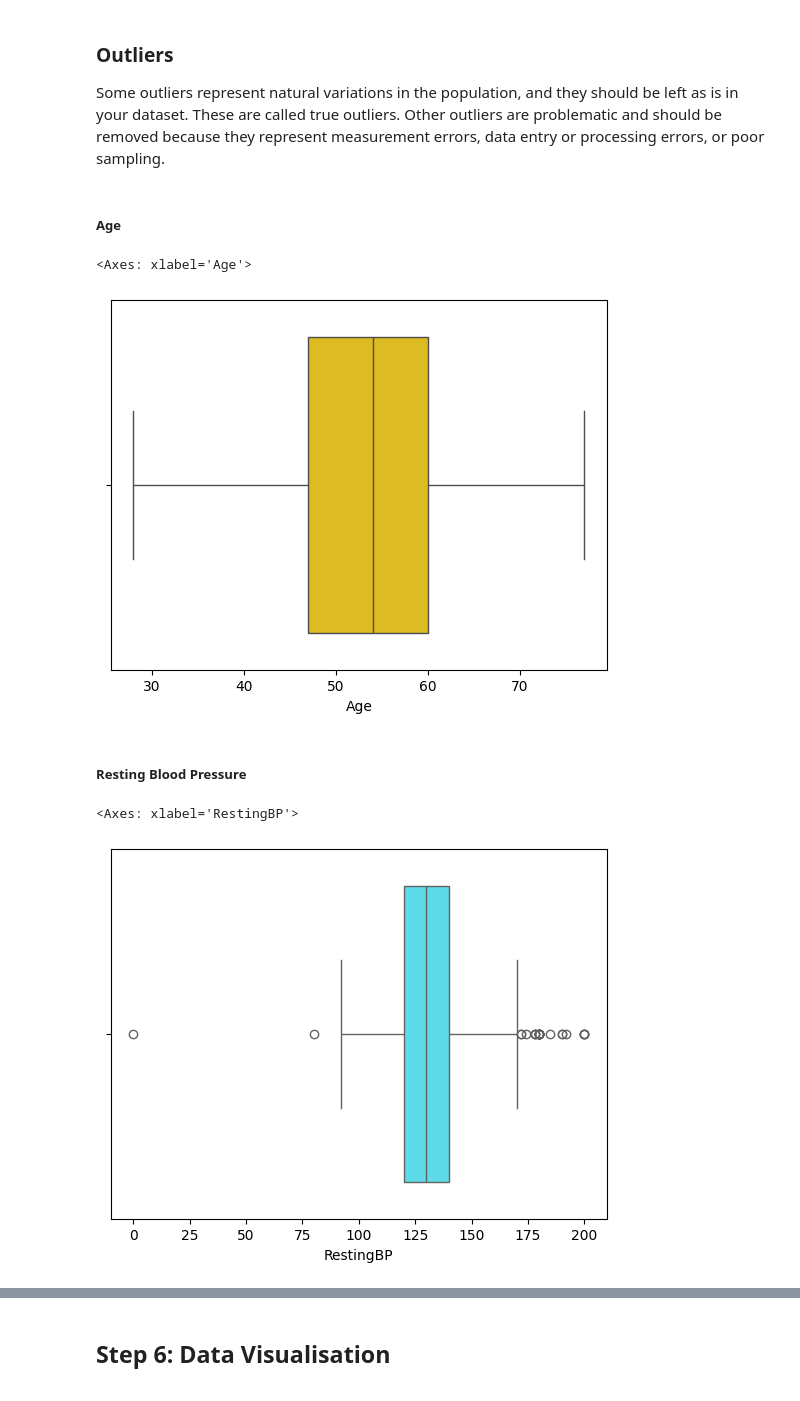
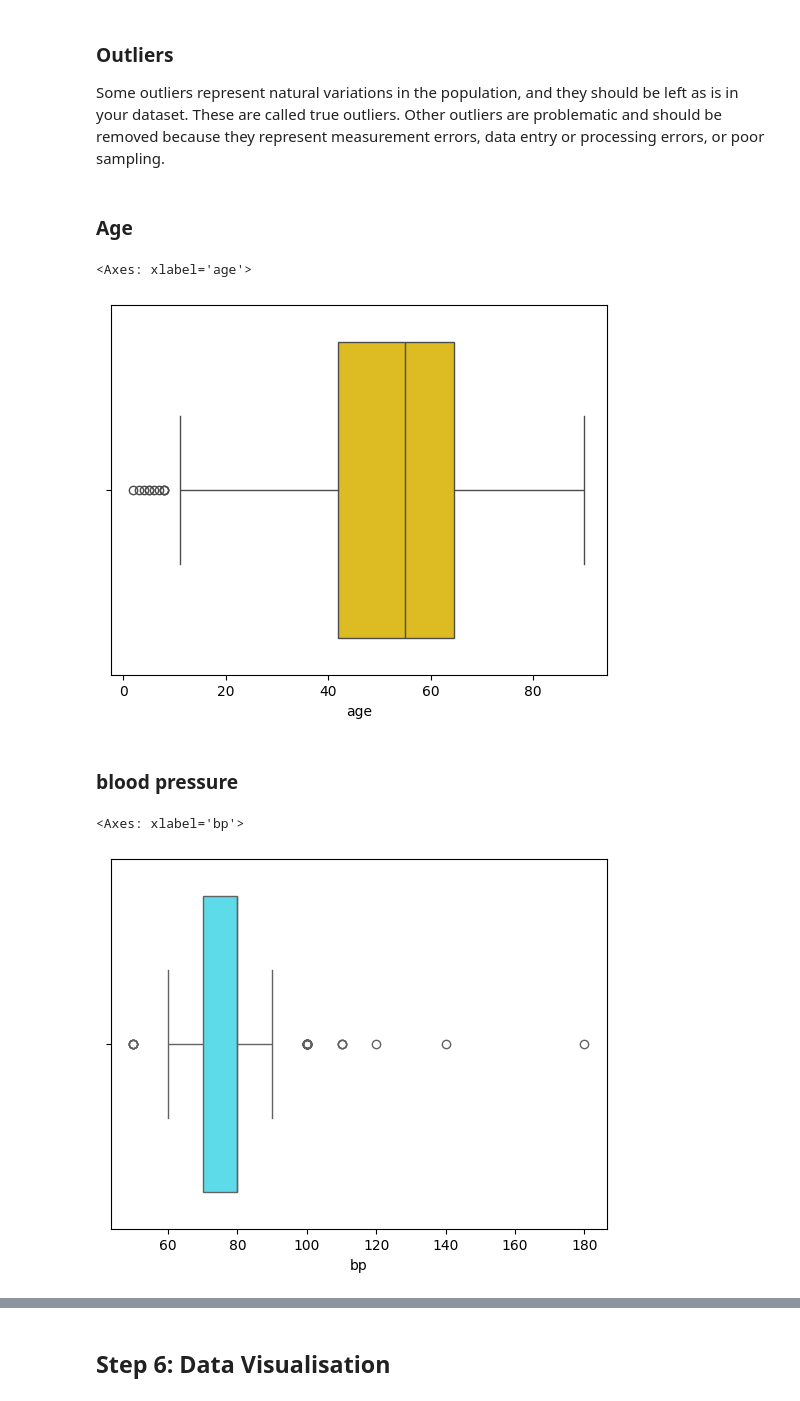
Before and after one commit to SimranS22/Kidney-Disease-Prediction-Model, a Jupyter notebook: Notebook/Kidney-disease-prediction-model.ipynb, the cells around one changed output, grey strips where cells are left out. Saved outputs shown, nothing was run; the diff lists cells and outputs as text; code cells hidden in the pictures.

```diff
--- a/Notebook/Kidney-disease-prediction-model.ipynb
+++ b/Notebook/Kidney-disease-prediction-model.ipynb
@@ -157,17 +155,17 @@ df.duplicated().sum()
 
 Some outliers represent natural variations in the population, and they should be left as is in your dataset. These are called true outliers. Other outliers are problematic and should be removed because they represent measurement errors, data entry or processing errors, or poor sampling.
 # %% [markdown]
-##### Age
+### Age
 # %%
-sns.boxplot(x = 'Age', data=df, color='#fbcf04')
+sns.boxplot(x = 'age', data=df, color='#fbcf04')
 # %% [output]
-<Axes: xlabel='Age'>
+<Axes: xlabel='age'>
-[figure, old version]
+[figure, new version]
-# %% [markdown]
-##### Resting Blood Pressure
+# %% [markdown]
+### blood pressure
 # %%
-sns.boxplot(x = 'RestingBP', data=df, color='#47EEFF')
+sns.boxplot(x = 'bp', data=df, color='#47EEFF')
 # %% [output]
-<Axes: xlabel='RestingBP'>
+<Axes: xlabel='bp'>
-[figure, old version]
+[figure, new version]
 # %% [markdown]
```
Also changed, not shown: parts of 109 cells of this notebook.
